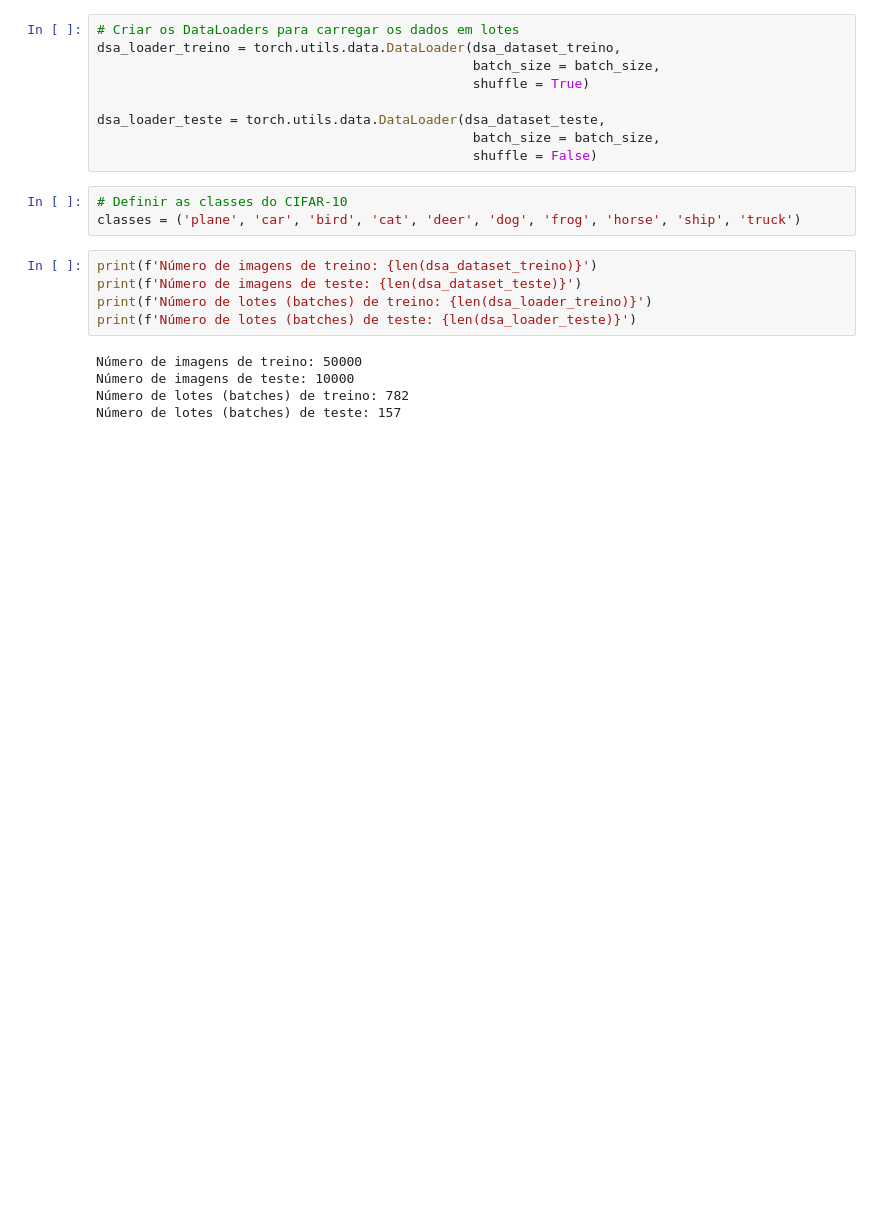
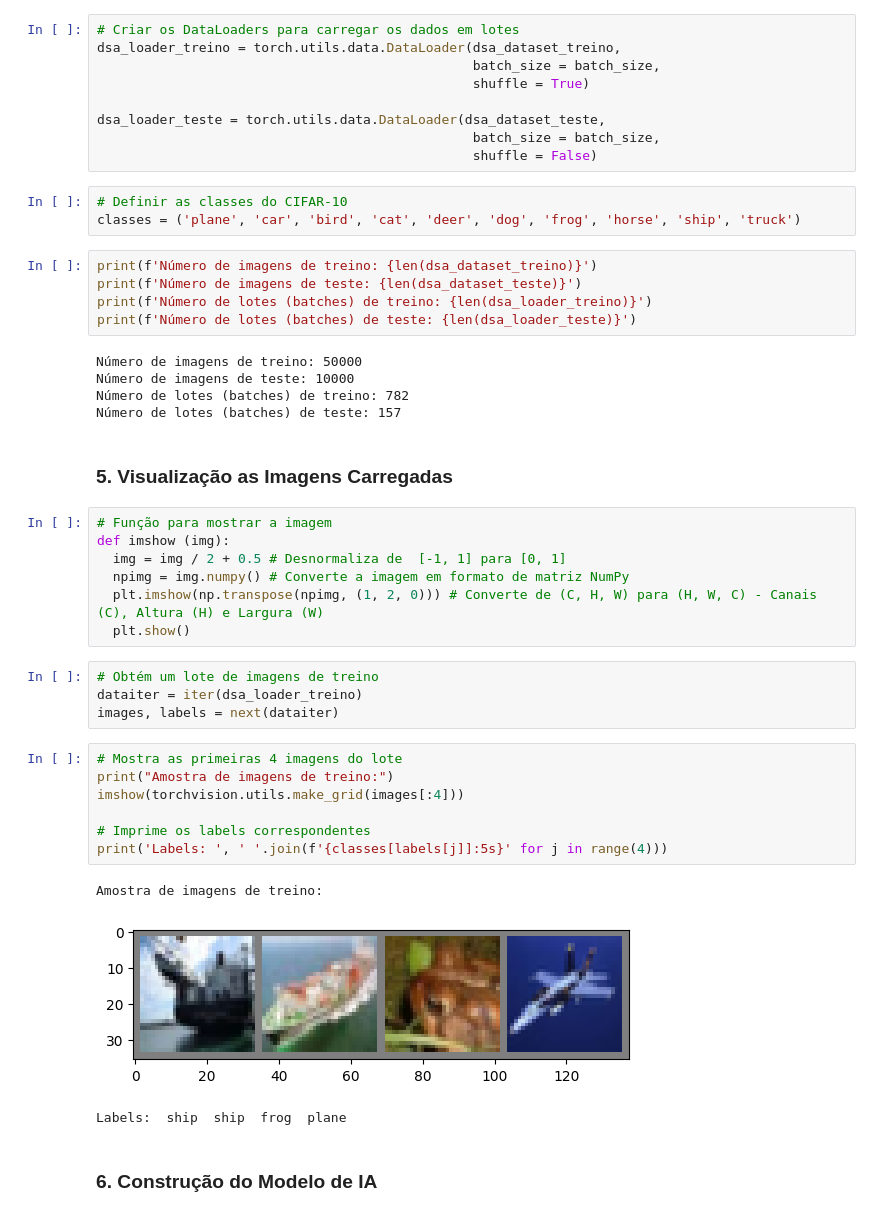
Before and after one commit to hugogsmendes/Mini-Projetos-DSA, a Jupyter notebook: Mini_Projeto1.ipynb, the cells around one changed output. Drawn from its saved outputs; the diff is of its cells as text; blank space fills up the shorter version.

```diff
--- a/Mini_Projeto1.ipynb
+++ b/Mini_Projeto1.ipynb
@@ -127,3 +127,29 @@ Número de imagens de treino: 50000
 Número de imagens de teste: 10000
 Número de lotes (batches) de treino: 782
 Número de lotes (batches) de teste: 157
+# %% [markdown]
+### 5. Visualização as Imagens Carregadas
+# %%
+# Função para mostrar a imagem
+def imshow (img):
+  img = img / 2 + 0.5 # Desnormaliza de  [-1, 1] para [0, 1]
+  npimg = img.numpy() # Converte a imagem em formato de matriz NumPy
+  plt.imshow(np.transpose(npimg, (1, 2, 0))) # Converte de (C, H, W) para (H, W, C) - Canais (C), Altura (H) e Largura (W)
+  plt.show()
+# %%
+# Obtém um lote de imagens de treino
+dataiter = iter(dsa_loader_treino)
+images, labels = next(dataiter)
+# %%
+# Mostra as primeiras 4 imagens do lote
+print("Amostra de imagens de treino:")
+imshow(torchvision.utils.make_grid(images[:4]))
+
+# Imprime os labels correspondentes
+print('Labels: ', ' '.join(f'{classes[labels[j]]:5s}' for j in range(4)))
+# %% [output]
+Amostra de imagens de treino:
+[figure, added]
+Labels:  ship  ship  frog  plane
+# %% [markdown]
+### 6. Construção do Modelo de IA
```
Also changed, not shown: parts of 3 cells of this notebook.
